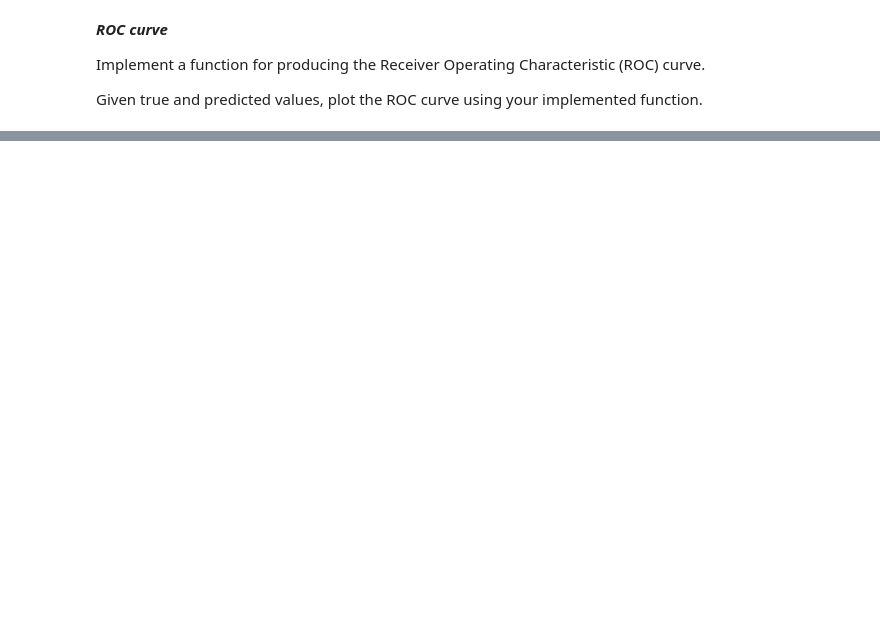
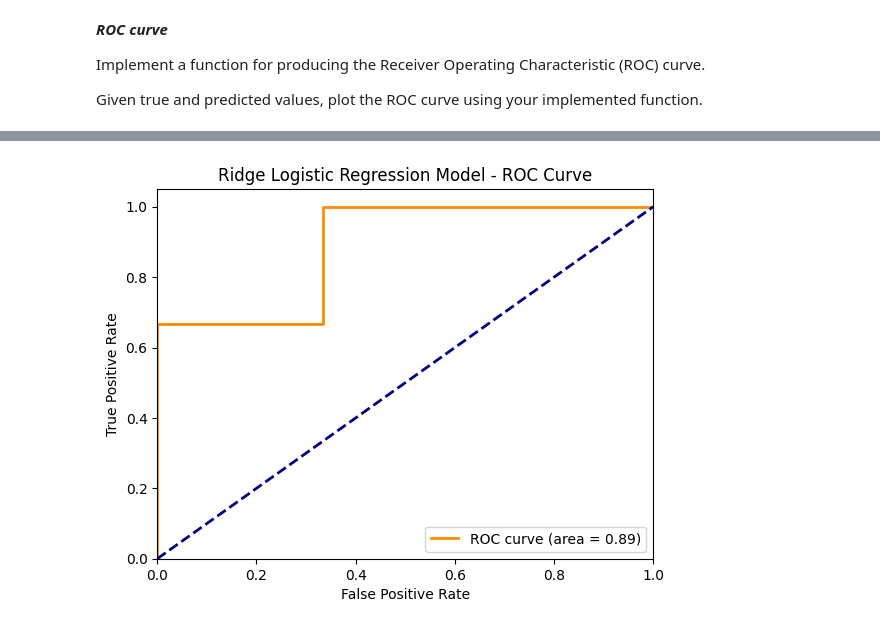
Before and after one commit to matteo-orsi/ML, a Jupyter notebook: challenges/challenge-00/challenge-00.ipynb, the cells around one changed output, grey strips where cells are left out. Cells and saved outputs as stored; diff of their text form; code cells hidden in the pictures; blank space fills up the shorter version.

```diff
--- a/challenges/challenge-00/challenge-00.ipynb
+++ b/challenges/challenge-00/challenge-00.ipynb
@@ -569,0 +574,5 @@ W, L = GDLogistic(X, y, 1000, 0.001)
+# %%
+# Model assessment: Ridge Logistic Regression
+W_ridge, L_ridge = GDRidgeLogistic(X_train, y_train, iter, gamma, lam)
+y_pred_ridge = (sigmoidM(X_test, W_ridge[:, -1]) >= 0.5).astype(int)
+print(classification_report(y_true, y_pred_ridge, target_names = target_names))
@@ -575,0 +660,18 @@ Given true and predicted values, plot the ROC curve using your implemented funct
+# %%
+# ROC Curve - Ridge Logistic Regression Model
+y_prob_ridge = sigmoidM(X_test, W_ridge[:, -1])
+fpr_ridge, tpr_ridge, thresholds_ridge = roc_curve(y_true, y_prob_ridge)
+roc_auc_ridge = roc_auc_score(y_true, y_prob_ridge)
+
+plt.figure()
+plt.plot(fpr_ridge, tpr_ridge, color='darkorange', lw=2, label='ROC curve (area = %0.2f)' % roc_auc_ridge)
+plt.plot([0, 1], [0, 1], color='navy', lw=2, linestyle='--')
+plt.xlim([0.0, 1.0])
+plt.ylim([0.0, 1.05])
+plt.xlabel('False Positive Rate')
+plt.ylabel('True Positive Rate')
+plt.title('Ridge Logistic Regression Model - ROC Curve')
+plt.legend(loc="lower right")
+plt.show()
+# %% [output]
+[figure, added]
```
Also changed, not shown: parts of 19 cells of this notebook.
